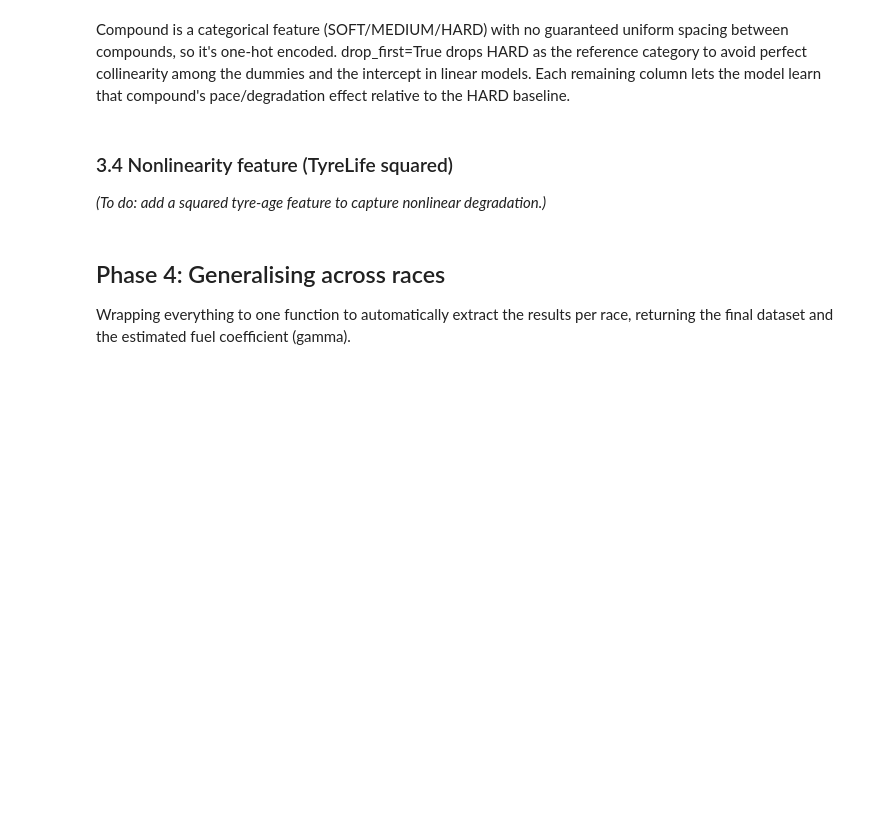
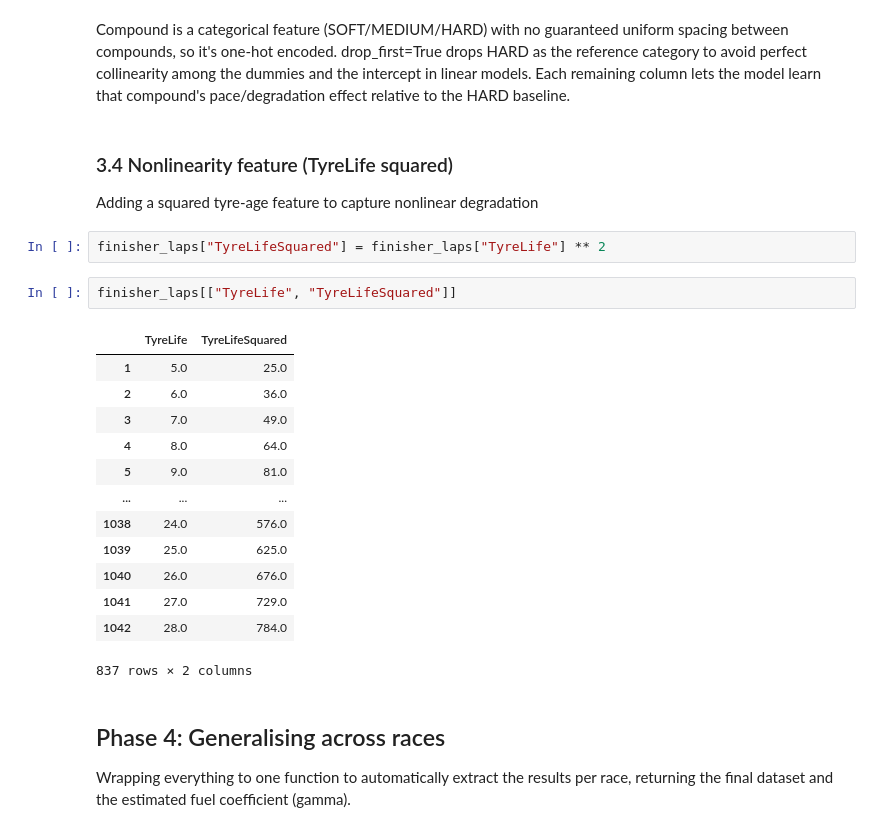
Before and after one commit to techvio-dev/pit-rossa, a Jupyter notebook: labs/lab1.ipynb, the cells around one changed output. Cells and saved outputs as stored; diff of their text form; blank space fills up the shorter version.

```diff
--- a/labs/lab1.ipynb
+++ b/labs/lab1.ipynb
@@ -313,7 +313,25 @@ print(finisher_laps.head())
 Compound is a categorical feature (SOFT/MEDIUM/HARD) with no guaranteed uniform spacing between compounds, so it's one-hot encoded. drop_first=True drops HARD as the reference category to avoid perfect collinearity among the dummies and the intercept in linear models. Each remaining column lets the model learn that compound's pace/degradation effect relative to the HARD baseline.
 # %% [markdown]
 ### 3.4 Nonlinearity feature (TyreLife squared)
-_(To do: add a squared tyre-age feature to capture nonlinear degradation.)_
+Adding a squared tyre-age feature to capture nonlinear degradation
+# %%
+finisher_laps["TyreLifeSquared"] = finisher_laps["TyreLife"] ** 2
+# %%
+finisher_laps[["TyreLife", "TyreLifeSquared"]]
+# %% [output]
+|  | TyreLife | TyreLifeSquared |
+| 1 | 5.0 | 25.0 |
+| 2 | 6.0 | 36.0 |
+| 3 | 7.0 | 49.0 |
+| 4 | 8.0 | 64.0 |
+| 5 | 9.0 | 81.0 |
+| ... | ... | ... |
+| 1038 | 24.0 | 576.0 |
+| 1039 | 25.0 | 625.0 |
+| 1040 | 26.0 | 676.0 |
+| 1041 | 27.0 | 729.0 |
+| 1042 | 28.0 | 784.0 |
+837 rows × 2 columns
 # %% [markdown]
 ## Phase 4: Generalising across races
 Wrapping everything to one function to automatically extract the results per race, returning the final dataset and the estimated fuel coefficient (gamma).
```
Also changed, not shown: parts of 1 cell of this notebook.
